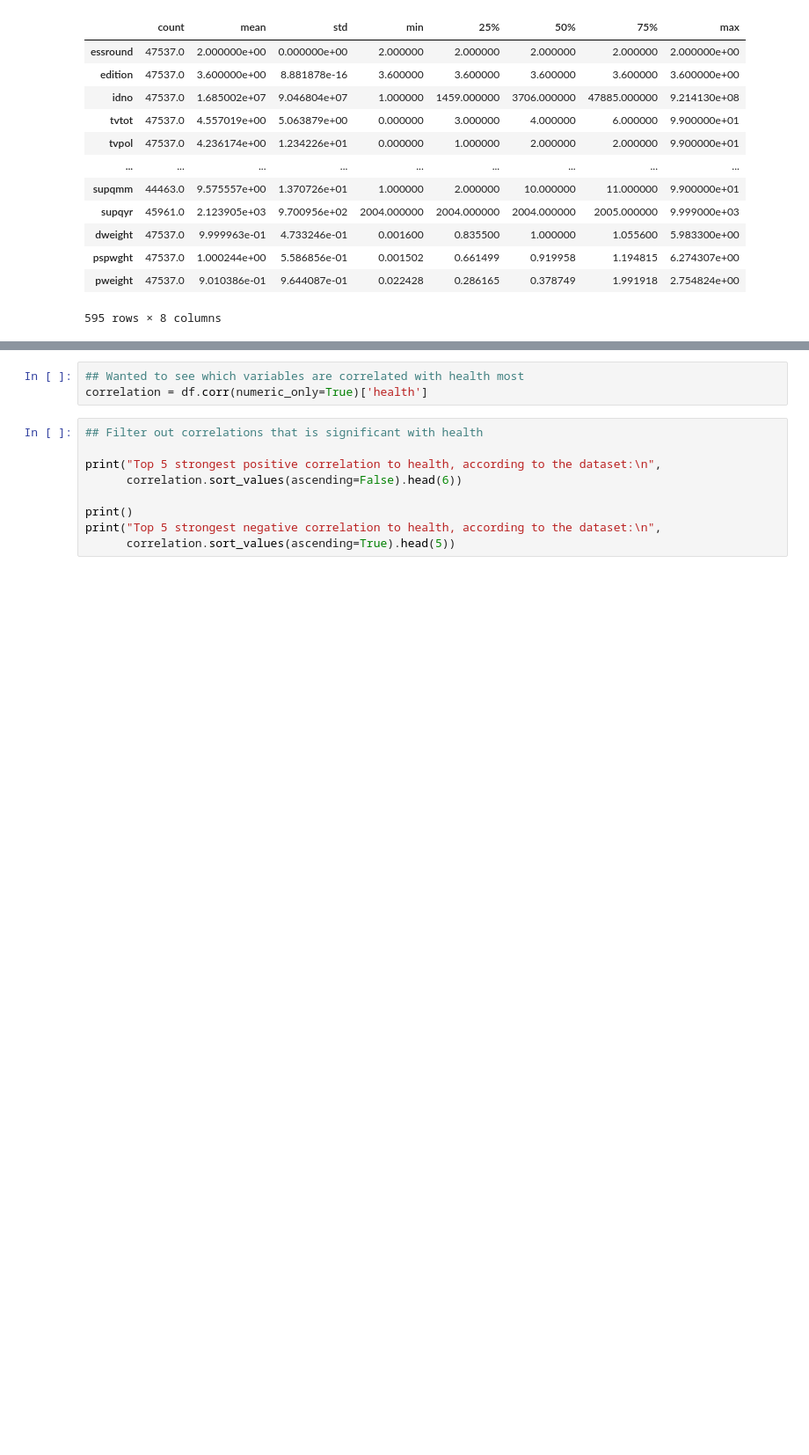
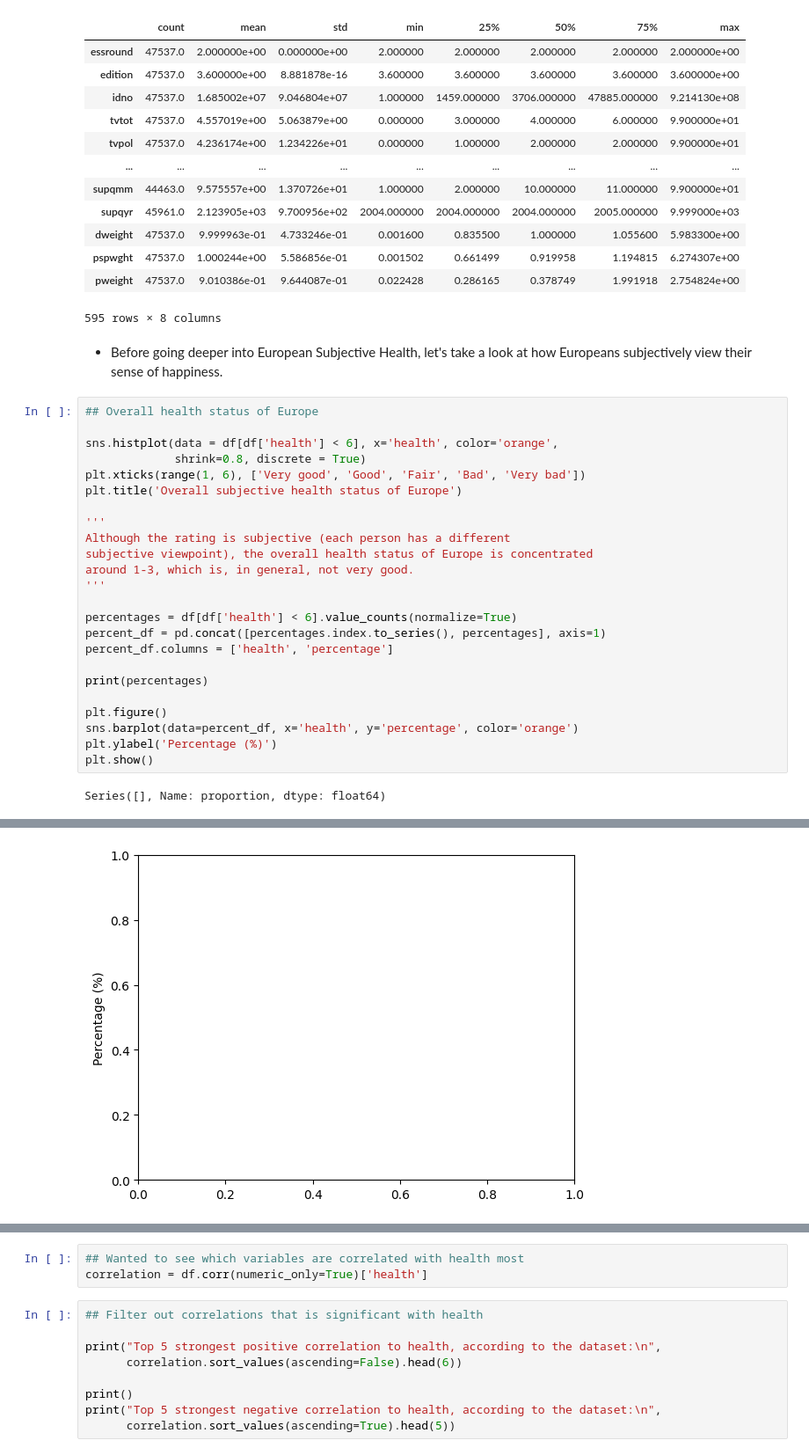
Before and after one commit to Kien-LeChi/python-data-analyics-year1, a Jupyter notebook: European Subjective General Health.ipynb, the cells around one changed output, grey strips where cells are left out. Shown: that part at 88% size. Saved outputs shown, nothing was run; the diff lists cells and outputs as text; blank space fills up the shorter version.

```diff
--- a/European Subjective General Health.ipynb
+++ b/European Subjective General Health.ipynb
@@ -36,3 +36,31 @@ display(df.describe().T)
 | pspwght | 47537.0 | 1.000244e+00 | 5.586856e-01 | 0.001502 | 0.661499 | 0.919958 | 1.194815 | 6.274307e+00 |
 | pweight | 47537.0 | 9.010386e-01 | 9.644087e-01 | 0.022428 | 0.286165 | 0.378749 | 1.991918 | 2.754824e+00 |
 595 rows × 8 columns
+# %% [markdown]
+- Before going deeper into European Subjective Health, let's take a look at how Europeans subjectively view their sense of happiness.
+# %%
+## Overall health status of Europe
+
+sns.histplot(data = df[df['health'] < 6], x='health', color='orange',
+             shrink=0.8, discrete = True)
+plt.xticks(range(1, 6), ['Very good', 'Good', 'Fair', 'Bad', 'Very bad'])
+plt.title('Overall subjective health status of Europe')
+
+'''
+Although the rating is subjective (each person has a different
+subjective viewpoint), the overall health status of Europe is concentrated
+around 1-3, which is, in general, not very good.
+'''
+
+percentages = df[df['health'] < 6].value_counts(normalize=True)
+percent_df = pd.concat([percentages.index.to_series(), percentages], axis=1)
+percent_df.columns = ['health', 'percentage']
+
+print(percentages)
+
+plt.figure()
+sns.barplot(data=percent_df, x='health', y='percentage', color='orange')
+plt.ylabel('Percentage (%)')
+plt.show()
+# %% [output]
+Series([], Name: proportion, dtype: float64)
@@ -38,0 +68 @@ display(df.describe().T)
+[figure, added]
```
Also changed, not shown: parts of 8 cells of this notebook.
